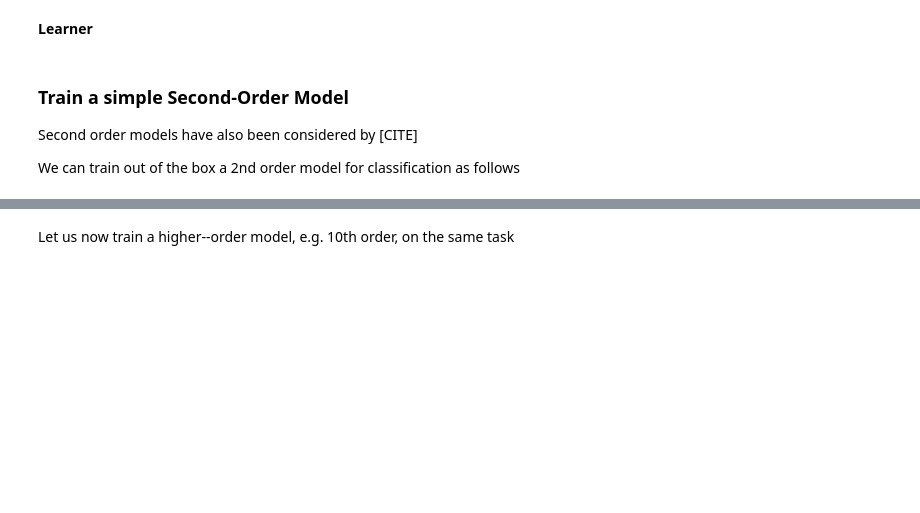
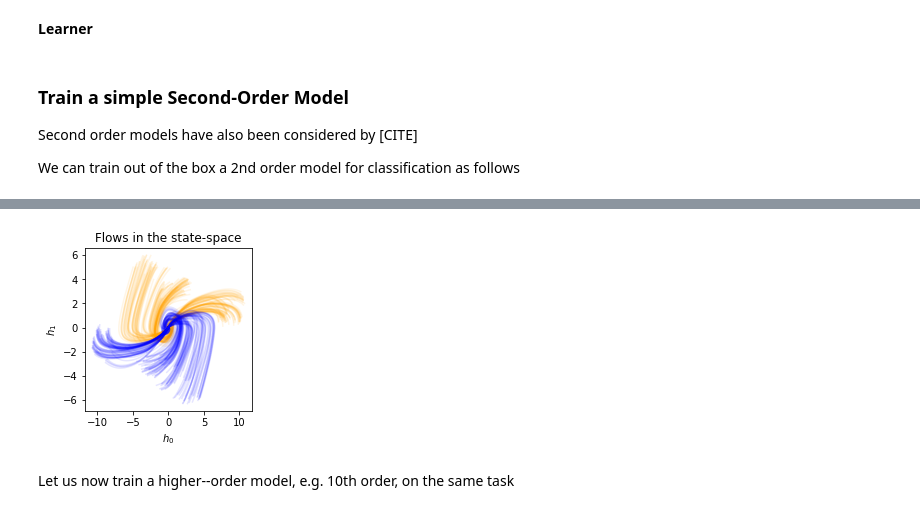
Before and after one commit to DiffEqML/torchdyn, a Jupyter notebook: tutorials/06_higher_order.ipynb, the cells around one changed output, grey strips where cells are left out. Saved outputs shown, nothing was run; the diff lists cells and outputs as text; code cells hidden in the pictures; blank space fills up the shorter version.

```diff
--- a/tutorials/06_higher_order.ipynb
+++ b/tutorials/06_higher_order.ipynb
@@ -101,6 +125,8 @@ plot_2D_depth_trajectory(s_span, trajectory[:,:,2:4], yn, len(X))
 # %%
 # Trajectories in the state-space
-plot_2D_state_space(trajectory[:,:,-2:], yn, len(X),)
+plot_2D_state_space(trajectory[:,:,-2:], yn[::10], len(X)//10)
+# %% [output]
+[figure, added]
 # %% [markdown]
 Let us now train a higher--order model, e.g. 10th order, on the same task
 # %% [markdown]
```
Also changed, not shown: parts of 11 cells of this notebook, 1 other file.
